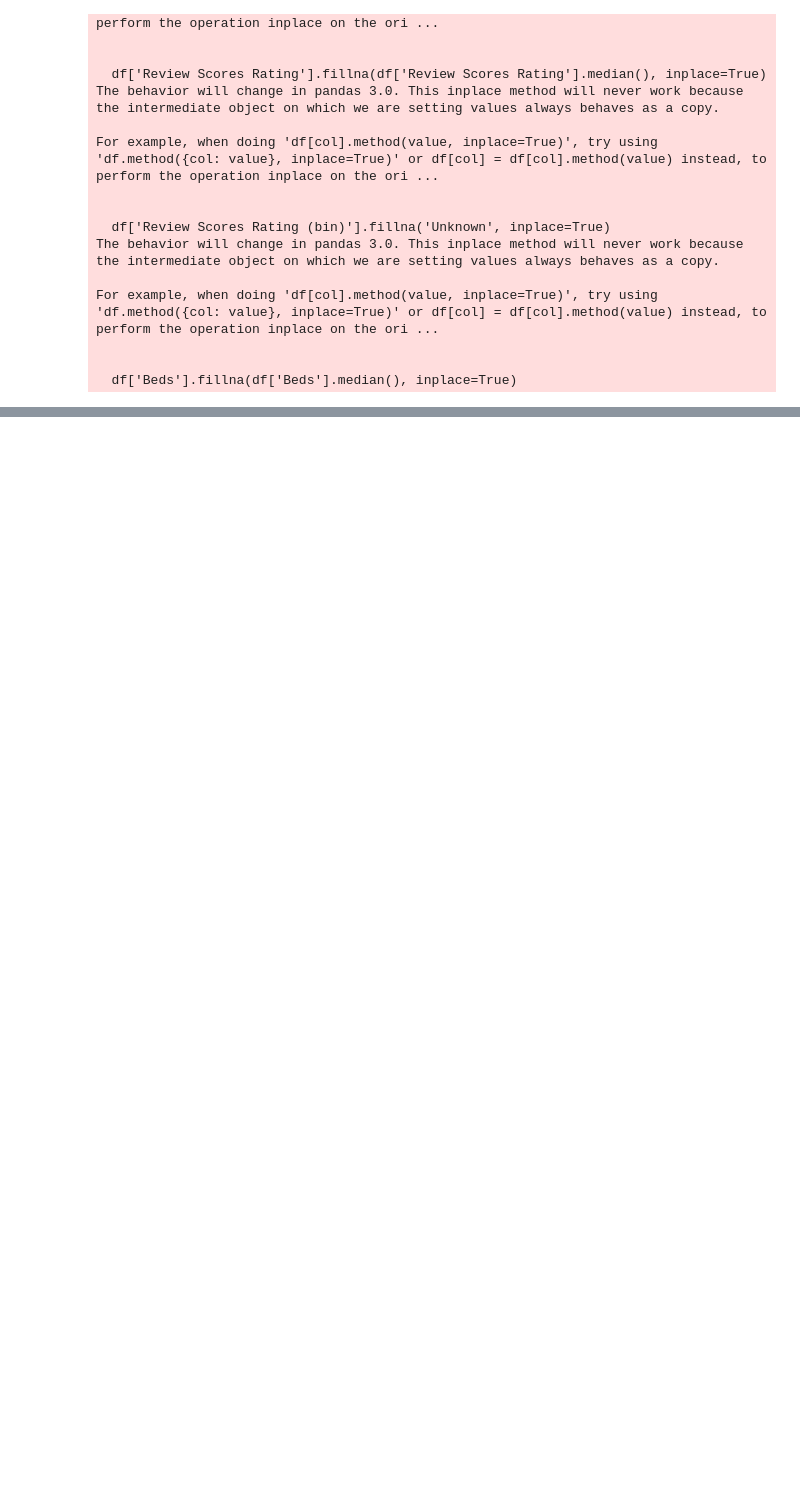
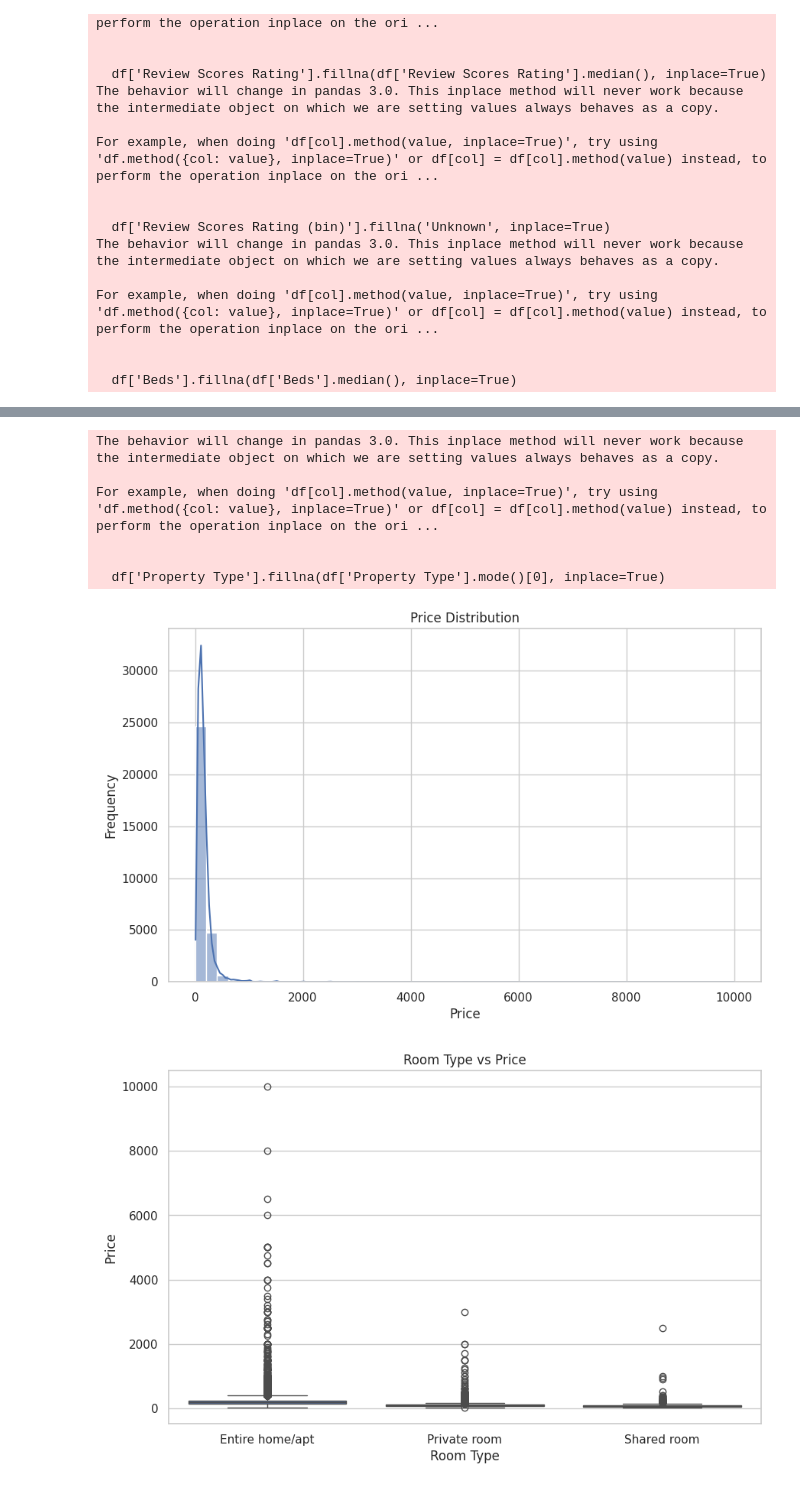
Before and after one commit to corinnakeum1/DS-4002, a Jupyter notebook: HedonicPricingCorinnaKeum.ipynb, the cells around one changed output, grey strips where cells are left out. Drawn from its saved outputs; the diff is of its cells as text; code cells hidden in the pictures; blank space fills up the shorter version.

```diff
--- a/HedonicPricingCorinnaKeum.ipynb
+++ b/HedonicPricingCorinnaKeum.ipynb
@@ -85,3 +85,72 @@ For example, when doing 'df[col].method(value, inplace=True)', try using 'df.met
 
 
   df['Beds'].fillna(df['Beds'].median(), inplace=True)
+# %%
+# Import necessary libraries
+import pandas as pd
+import matplotlib.pyplot as plt
+import seaborn as sns
+
+# Step 1: Data Cleaning
+# Check for missing values
+print("Missing values per column:\n", df.isnull().sum())
+
+# Strip whitespace from column names
+df.columns = df.columns.str.strip()
+
+
+# Convert 'Host Since' to datetime
+df['Host Since'] = pd.to_datetime(df['Host Since'], errors='coerce')
+
+# Fill missing values in 'Property Type' with the most frequent value
+df['Property Type'].fillna(df['Property Type'].mode()[0], inplace=True)
+
+# Calculate 'Host Duration' as the time difference from 'Host Since' to today
+df['Host Duration'] = (pd.Timestamp.today() - df['Host Since']).dt.days
+
+# Step 2: EDA
+# Summary statistics for numeric columns
+print("\nSummary statistics:\n", df.describe())
+
+# Unique values for categorical columns
+categorical_columns = ['Neighbourhood', 'Property Type', 'Room Type', 'Review Scores Rating (bin)']
+for col in categorical_columns:
+    print(f"\nUnique values in '{col}':\n", df[col].value_counts())
+
+# Step 3: Visualization
+
+# Set style
+sns.set(style="whitegrid")
+
+# 1. Price Distribution
+plt.figure(figsize=(10, 6))
+sns.histplot(df['Price'], bins=50, kde=True)
+plt.title('Price Distribution')
+plt.xlabel('Price')
+plt.ylabel('Frequency')
+plt.show()
+
+# 2. Room Type vs. Price
+plt.figure(figsize=(10, 6))
+sns.boxplot(x='Room Type', y='Price', data=df)
+plt.title('Room Type vs Price')
+plt.xlabel('Room Type')
+plt.ylabel('Price')
+plt.show()
+
+# 3. Neighbourhood Analysis
+plt.figure(figsize=(12, 8))
+sns.countplot(y='Neighbourhood', data=df, order=df['Neighbourhood'].value_counts().index[:10])
+plt.title('Top 10 Neighbourhoods by Listing Count')
+plt.xlabel('Number of Listings')
+plt.ylabel('Neighbourhood')
+plt.show()
+
+# 4. Review Scores Rating Distribution
+plt.figure(figsize=(10, 6))
+sns.histplot(df['Review Scores Rating'], bins=20, kde=True)
+plt.title('Review Scores Rating Distribution')
+plt.xlabel('Review Scores Rating')
+plt.ylabel('Frequency')
+plt.show()
+# %% [output]
@@ -87,0 +174,8 @@ For example, when doing 'df[col].method(value, inplace=True)', try using 'df.met
+The behavior will change in pandas 3.0. This inplace method will never work because the intermediate object on which we are setting values always behaves as a copy.
+
+For example, when doing 'df[col].method(value, inplace=True)', try using 'df.method({col: value}, inplace=True)' or df[col] = df[col].method(value) instead, to perform the operation inplace on the ori ...
+
+
+  df['Property Type'].fillna(df['Property Type'].mode()[0], inplace=True)
+[figure, added]
+[figure, added]
```
Also changed, not shown: parts of 5 cells of this notebook.
